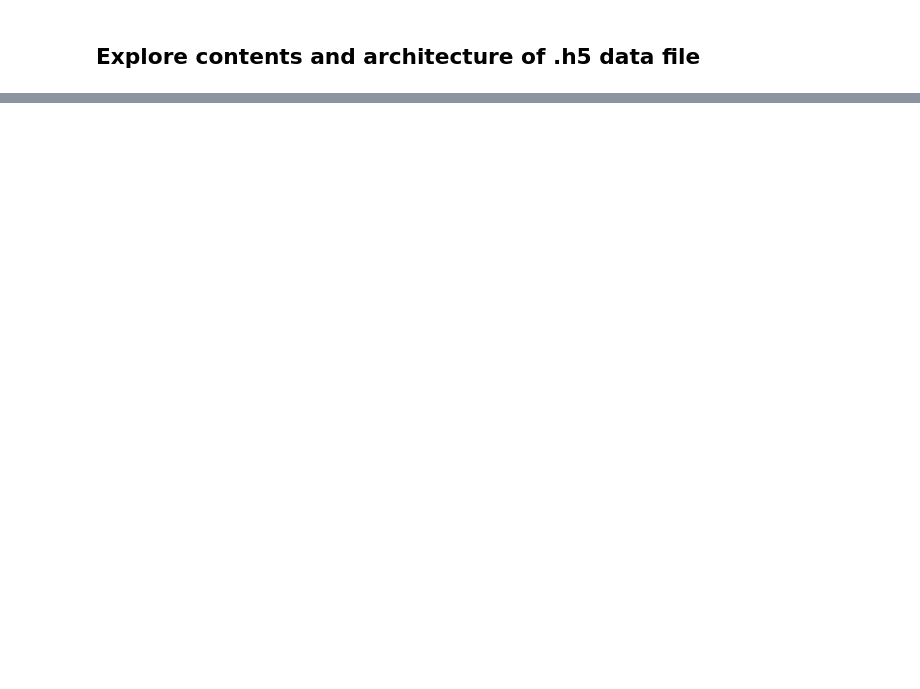
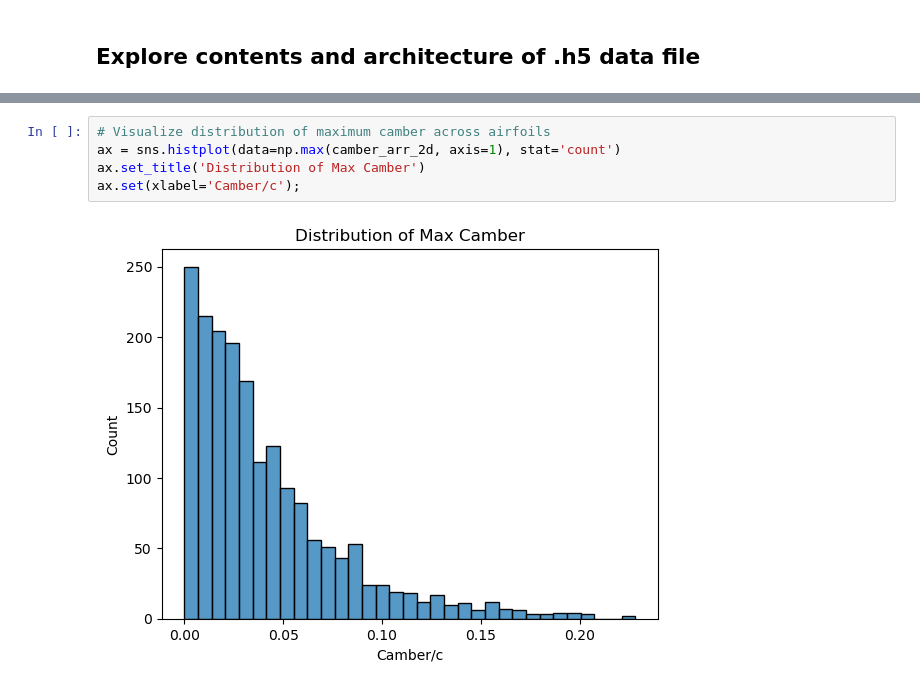
Before and after one commit to NREL/windAI_bench, a Jupyter notebook: airfoil_2k/explore_airfoil_2k_data.ipynb, the cells around one changed output, grey strips where cells are left out. Drawn from its saved outputs; the diff is of its cells as text; blank space fills up the shorter version.

```diff
--- a/airfoil_2k/explore_airfoil_2k_data.ipynb
+++ b/airfoil_2k/explore_airfoil_2k_data.ipynb
@@ -111,0 +161,7 @@ plt.show()
+# %%
+# Visualize distribution of maximum camber across airfoils
+ax = sns.histplot(data=np.max(camber_arr_2d, axis=1), stat='count')
+ax.set_title('Distribution of Max Camber')
+ax.set(xlabel='Camber/c');
+# %% [output]
+[figure, added]
```
Also changed, not shown: parts of 21 cells of this notebook, 1 other file.
